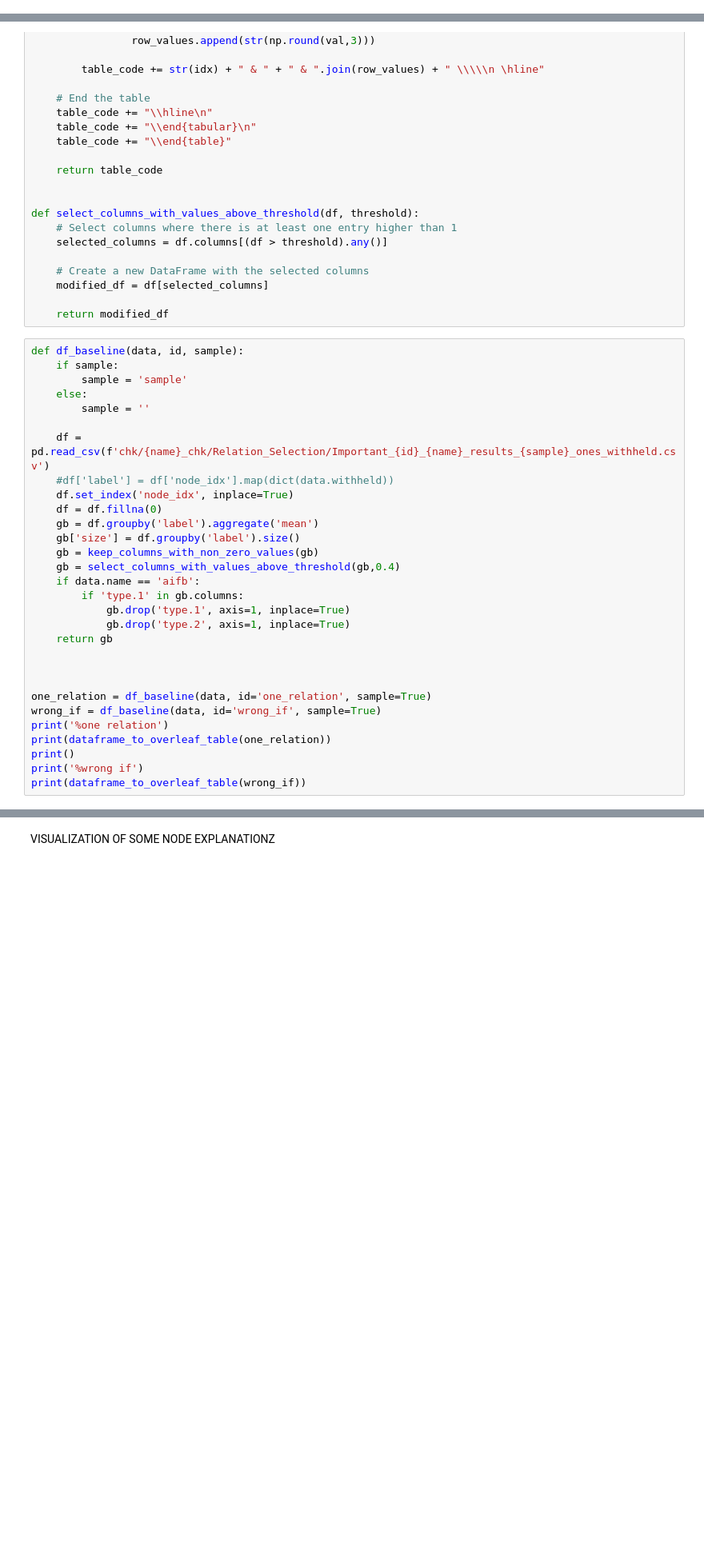
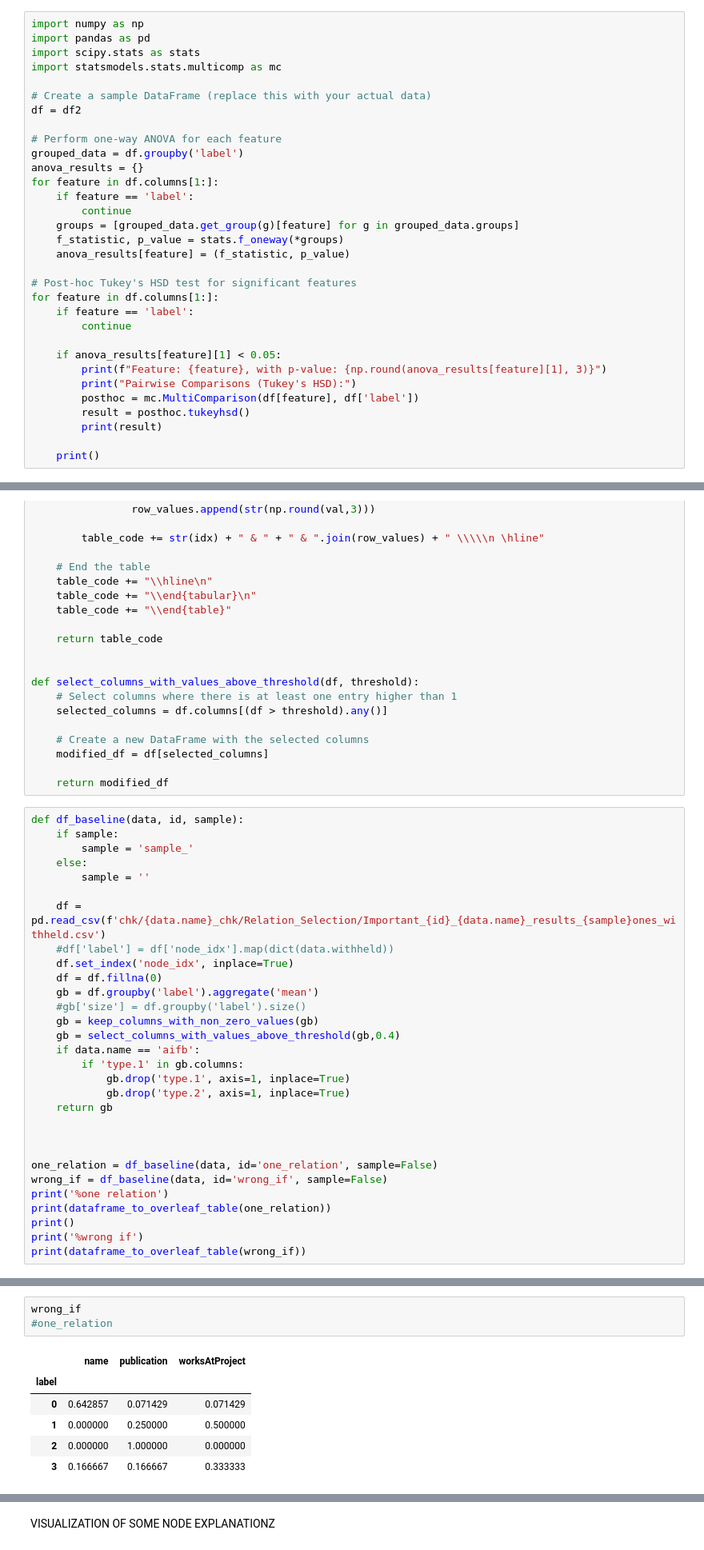
Before and after one commit to traopia/RGCN-Explainer, a Jupyter notebook: RGCN_stuff/result_analysis.ipynb, the cells around one changed output, grey strips where cells are left out. Shown at 80% size. Saved outputs shown, nothing was run; the diff lists cells and outputs as text; blank space fills up the shorter version.

```diff
--- a/RGCN_stuff/result_analysis.ipynb
+++ b/RGCN_stuff/result_analysis.ipynb
@@ -392,0 +457,32 @@ group1 group2 meandiff p-adj   lower  upper  reject
+# %%
+import numpy as np
+import pandas as pd
+import scipy.stats as stats
+import statsmodels.stats.multicomp as mc
+
+# Create a sample DataFrame (replace this with your actual data)
+df = df2
+
+# Perform one-way ANOVA for each feature
+grouped_data = df.groupby('label')
+anova_results = {}
+for feature in df.columns[1:]:
+    if feature == 'label':
+        continue
+    groups = [grouped_data.get_group(g)[feature] for g in grouped_data.groups]
+    f_statistic, p_value = stats.f_oneway(*groups)
+    anova_results[feature] = (f_statistic, p_value)
+
+# Post-hoc Tukey's HSD test for significant features
+for feature in df.columns[1:]:
+    if feature == 'label':
+        continue
+
+    if anova_results[feature][1] < 0.05:
+        print(f"Feature: {feature}, with p-value: {np.round(anova_results[feature][1], 3)}")
+        print("Pairwise Comparisons (Tukey's HSD):")
+        posthoc = mc.MultiComparison(df[feature], df['label'])
+        result = posthoc.tukeyhsd()
+        print(result)
+
+    print()
@@ -449,16 +563,16 @@ def select_columns_with_values_above_threshold(df, threshold):
 # %%
 def df_baseline(data, id, sample):
     if sample:
-        sample = 'sample'
+        sample = 'sample_'
     else:
         sample = ''
 
-    df = pd.read_csv(f'chk/{name}_chk/Relation_Selection/Important_{id}_{name}_results_{sample}_ones_withheld.csv')
+    df = pd.read_csv(f'chk/{data.name}_chk/Relation_Selection/Important_{id}_{data.name}_results_{sample}ones_withheld.csv')
     #df['label'] = df['node_idx'].map(dict(data.withheld))
     df.set_index('node_idx', inplace=True)
     df = df.fillna(0)
     gb = df.groupby('label').aggregate('mean')
-    gb['size'] = df.groupby('label').size()
+    #gb['size'] = df.groupby('label').size()
     gb = keep_columns_with_non_zero_values(gb)
     gb = select_columns_with_values_above_threshold(gb,0.4)
     if data.name == 'aifb':
@@ -469,8 +583,8 @@ def df_baseline(data, id, sample):
 
 
 
-one_relation = df_baseline(data, id='one_relation', sample=True)
-wrong_if = df_baseline(data, id='wrong_if', sample=True)
+one_relation = df_baseline(data, id='one_relation', sample=False)
+wrong_if = df_baseline(data, id='wrong_if', sample=False)
 print('%one relation')
 print(dataframe_to_overleaf_table(one_relation))
 print()
@@ -494,3 +608,13 @@ print(dataframe_to_overleaf_table(wrong_if))
  \hline\hline
 \end{tabular}
 \end{table}
+# %%
+wrong_if
+#one_relation
+# %% [output]
+|  | name | publication | worksAtProject |
+| label |  |  |  |
+| 0 | 0.642857 | 0.071429 | 0.071429 |
+| 1 | 0.000000 | 0.250000 | 0.500000 |
+| 2 | 0.000000 | 1.000000 | 0.000000 |
+| 3 | 0.166667 | 0.166667 | 0.333333 |
```
Also changed, not shown: parts of 15 cells of this notebook, 6 other files.
